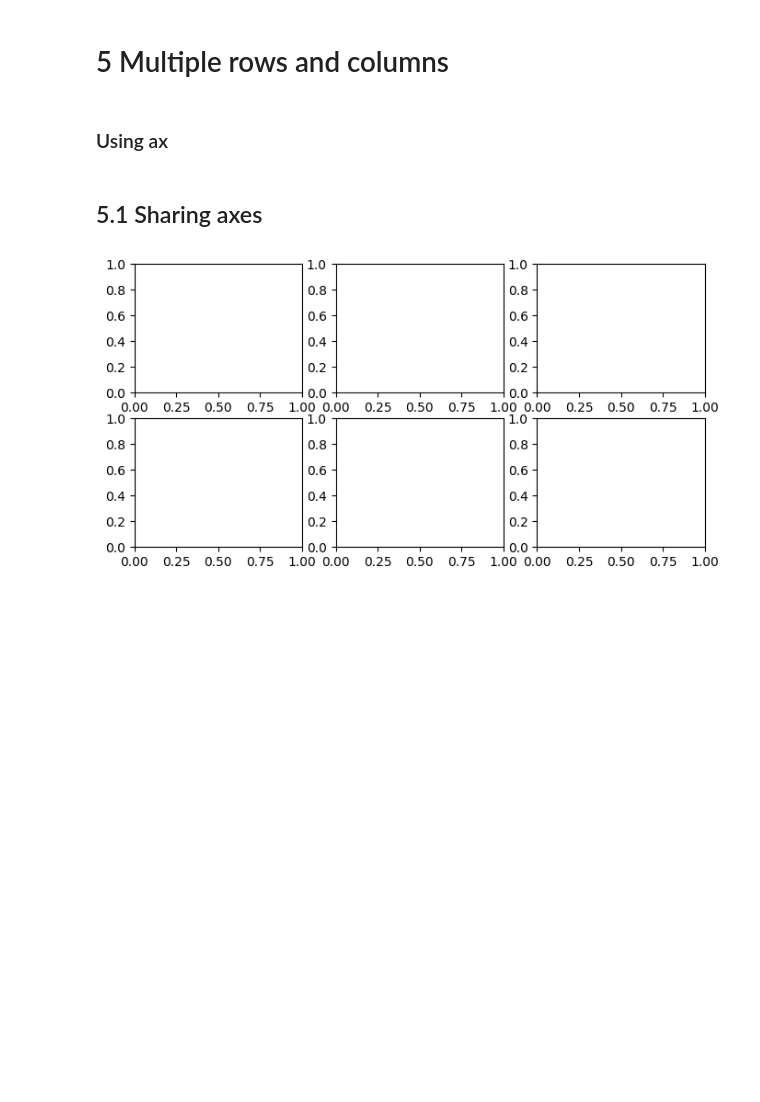
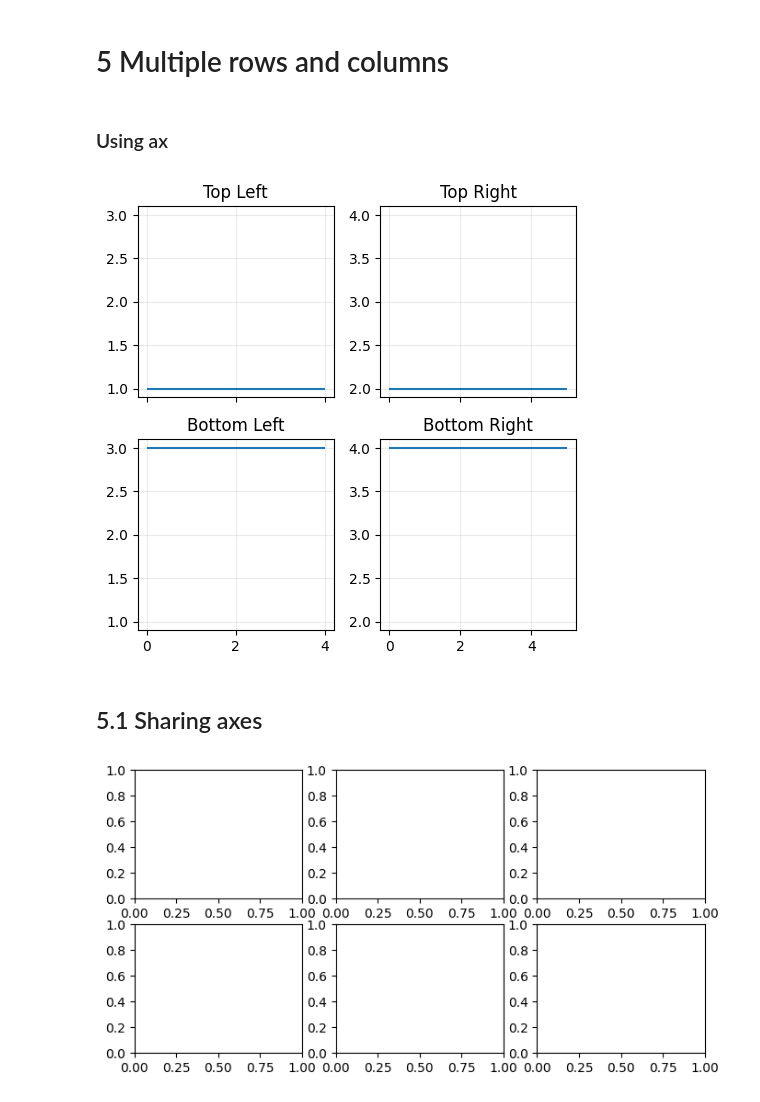
Before and after one commit to SPS-SP2273/learning-portfolio-joannejyyy, a Jupyter notebook: 7.1_plotting/plotting_(good).ipynb, the cells around one changed output. Cells and saved outputs as stored; diff of their text form; code cells hidden in the pictures; blank space fills up the shorter version.

```diff
--- a/7.1_plotting/plotting_(good).ipynb
+++ b/7.1_plotting/plotting_(good).ipynb
@@ -99,6 +99,30 @@ plt.tight_layout()
 # 5 Multiple rows and columns
 # %% [markdown]
 ### Using ax
+# %%
+fig, ax = plt.subplots(nrows=2, ncols=2,
+                       figsize=(5, 5),
+                       sharex='col', sharey='col')
+
+# Some variables to access the axes and improve readabilty
+top_left, top_right, bottom_left, bottom_right = ax.flatten()
+
+top_left.set_title('Top Left')
+top_right.set_title('Top Right')
+bottom_left.set_title('Bottom Left')
+bottom_right.set_title('Bottom Right')
+
+top_left.hlines(y=1, xmin=0, xmax=4)
+top_right.hlines(y=2, xmin=0, xmax=5)
+bottom_left.hlines(y=3, xmin=0, xmax=4)
+bottom_right.hlines(y=4, xmin=0, xmax=5)
+
+for a in ax.flatten():
+    a.grid(alpha=.25)
+
+plt.tight_layout()
+# %% [output]
+[figure, added]
 # %% [markdown]
 ## 5.1 Sharing axes
 # %%
```
Also changed, not shown: parts of 10 cells of this notebook, 5 other files.
